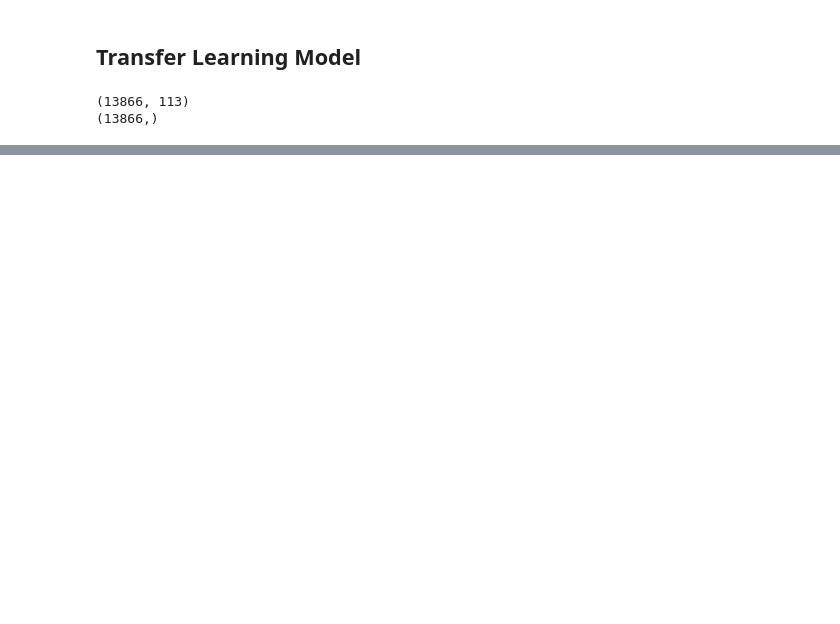
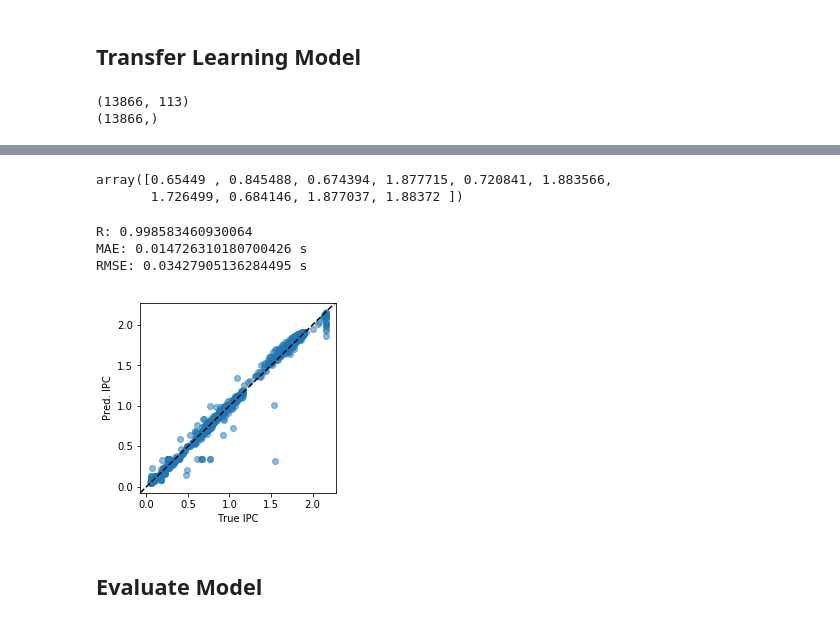
Before and after one commit to YulianaGomez/power, a Jupyter notebook: nvidia_gpus/all_apps/Transfer_Learning.ipynb, the cells around one changed output, grey strips where cells are left out. Cells and saved outputs as stored; diff of their text form; code cells hidden in the pictures; blank space fills up the shorter version.

Commit message:
many models, lots of predictions

```diff
--- a/nvidia_gpus/all_apps/Transfer_Learning.ipynb
+++ b/nvidia_gpus/all_apps/Transfer_Learning.ipynb
@@ -108,20 +176,20 @@ numpy.random.seed(7)
 # load pima indians dataset
 #dataset = pd.read_csv("p100_only.csv", delimiter=",").values
 # split into input (X) and output (Y) variables
-X = df_p100_norm
-Y = p100_ipc
 #X = dataset[:,0:8]
 #Y = dataset[:,8]
 # create model
 def my_model():
     model = Sequential()
-    model.add(Dense(12, input_dim=113, activation='relu'))
+    model.add(Dense(12, input_dim=113, kernel_initializer='normal',activation='relu'))
     model.add(Dense(8, activation='relu'))
     model.add(Dense(8, activation='relu'))
     model.add(Dense(6, activation='relu'))
-    model.add(Dense(1, activation='sigmoid'))
+    model.add(Dense(1, activation='relu'))
     # Compile model
-    model.compile(loss='mean_squared_error', optimizer='adam')
+    #mean absolute percentage error - indicating that we seek to minimize the mean percentage difference between
+    #predicted ipc and the actual ipc
+    model.compile(loss='mse', optimizer='adam', metrics=['mse','mae'])
     # Fit the model
     ## model.fit(X, Y, epochs=10, batch_size=10) ##works
 
@@ -138,5 +206,5 @@ print(Y.shape)
 (13866,)
 # %%
 model = my_model()
-model.fit(X, Y, epochs=10, batch_size=10)
+model.fit(X_train, y_train, epochs=100, batch_size=50, verbose=1,validation_split=0.2)
 # %% [output]
@@ -163,0 +231,2 @@ Epoch 10/10
+# %%
+y_pred = model.predict(X_test)
@@ -163,0 +246,39 @@ Epoch 10/10
+# %%
+y_test[:10]
+# %% [output]
+array([0.65449 , 0.845488, 0.674394, 1.877715, 0.720841, 1.883566,
+       1.726499, 0.684146, 1.877037, 1.88372 ])
+# %%
+import scipy as sp
+import numpy as np
+import matplotlib.pyplot as plt
+%matplotlib inline
+# Plotting predicted vs true
+print ("R:",  sp.stats.pearsonr(y_test, y_pred.flatten())[0])
+print ("MAE:", np.abs(y_pred.flatten() - y_test).mean(), 's')
+print ("RMSE:", np.sqrt(np.power(y_test- y_pred.flatten(), 2).mean()), 's')
+
+
+fig, ax = plt.subplots()
+
+# Make the plot
+ax.scatter(y_test, y_pred, alpha=0.5)
+
+# Make it pretty
+ax.set_xlim(ax.get_xlim())
+ax.set_ylim(ax.get_xlim())
+
+ax.set_xlabel('True IPC')
+ax.set_ylabel('Pred. IPC')
+
+fig.set_size_inches(3.5, 3.5)
+
+# Add in the goal line
+ax.plot(ax.get_xlim(), ax.get_ylim(), 'k--');
+# %% [output]
+R: 0.998583460930064
+MAE: 0.014726310180700426 s
+RMSE: 0.03427905136284495 s
+[figure, added]
+# %% [markdown]
+## Evaluate Model
```
Also changed, not shown: parts of 39 cells of this notebook.
